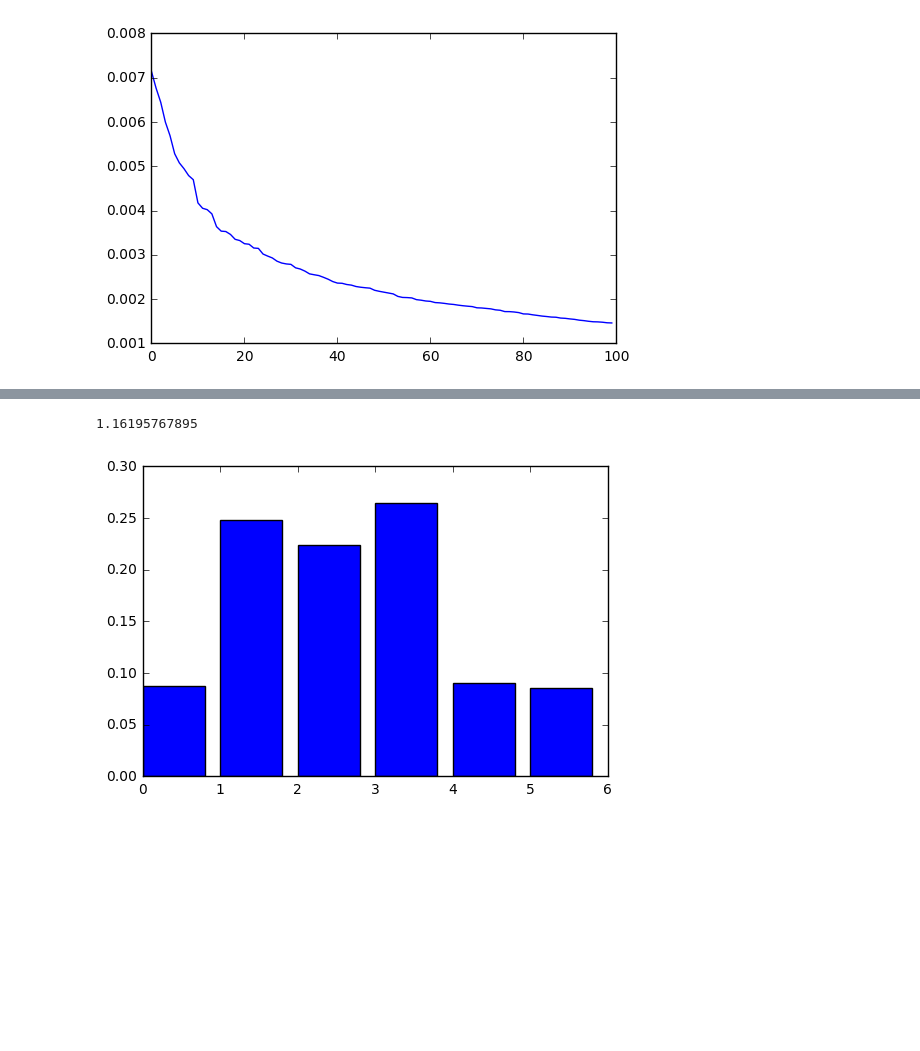
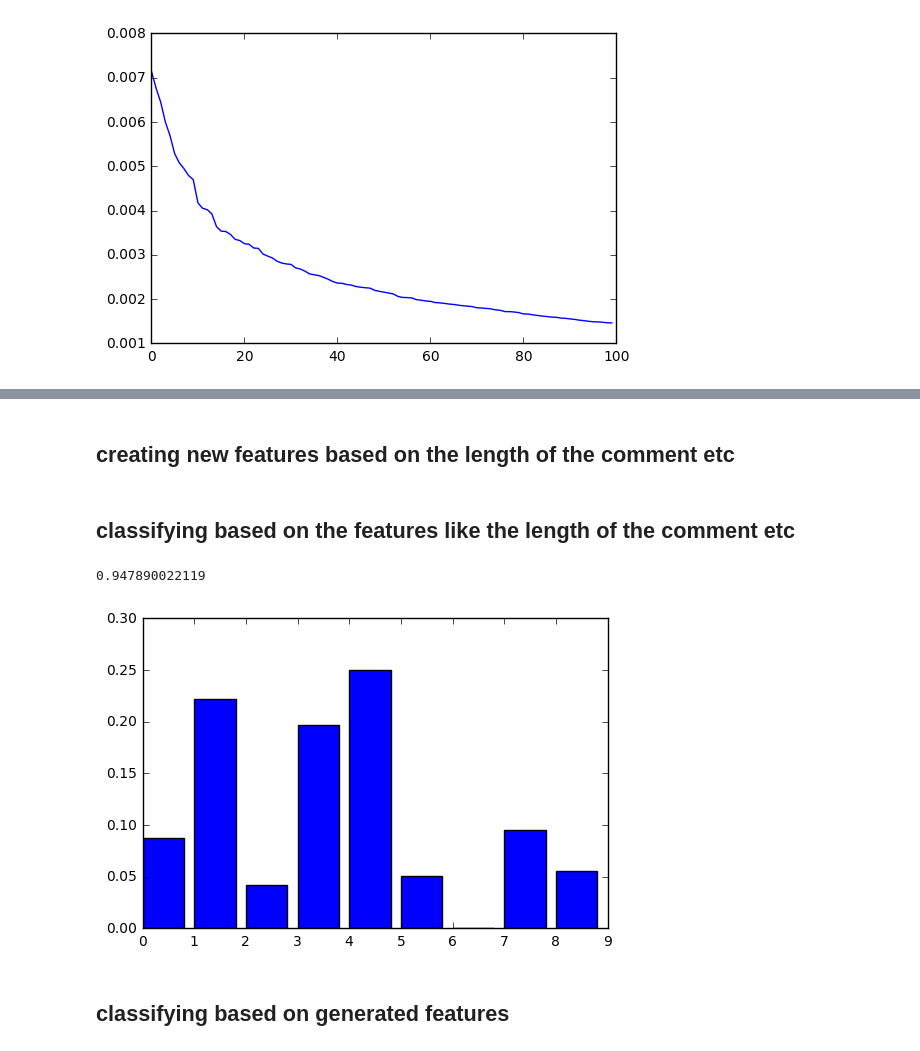
Before and after one commit to amirfz/youtube_troll_detection, a Jupyter notebook: insult_detection.ipynb, the cells around one changed output, grey strips where cells are left out. Saved outputs shown, nothing was run; the diff lists cells and outputs as text; code cells hidden in the pictures; blank space fills up the shorter version.

Commit message:
added some comments

```diff
--- a/insult_detection.ipynb
+++ b/insult_detection.ipynb
@@ -95,3 +113,5 @@ model_rfc(X_pca, Y)
+# %% [markdown]
+## creating new features based on the length of the comment etc
 # %%
 def transform(documents):
     ## some handcrafted features!
@@ -115,6 +135,8 @@ def transform(documents):
     allcaps_ratio = np.array(allcaps) / np.array(n_words, dtype=np.float)
     # bad_ratio = np.array(n_bad) / np.array(n_words, dtype=np.float)
 
-    return np.array([n_words, n_chars, max_word_len,
-        mean_word_len, spaces,
+    return np.array([n_words, n_chars, allcaps, max_word_len,
+        mean_word_len, exclamation, addressing, spaces,
         allcaps_ratio]).T
+# %% [markdown]
+## classifying based on the features like the length of the comment etc
@@ -121,8 +145,11 @@ def transform(documents):
 # %%
-model_rfc(transform(data.comment), Y)
+X_ext = scale(transform(data.comment), with_mean=False)
+model_rfc(X_ext, Y)
 # %% [output]
-1.16195767895
+0.947890022119
-[figure, old version]
+[figure, new version]
+# %% [markdown]
+## classifying based on generated features
 # %%
 model_rfc(np.concatenate((X_pca, transform(data.comment)), axis=1), Y)
 # %% [output]
```
Also changed, not shown: parts of 14 cells of this notebook.
